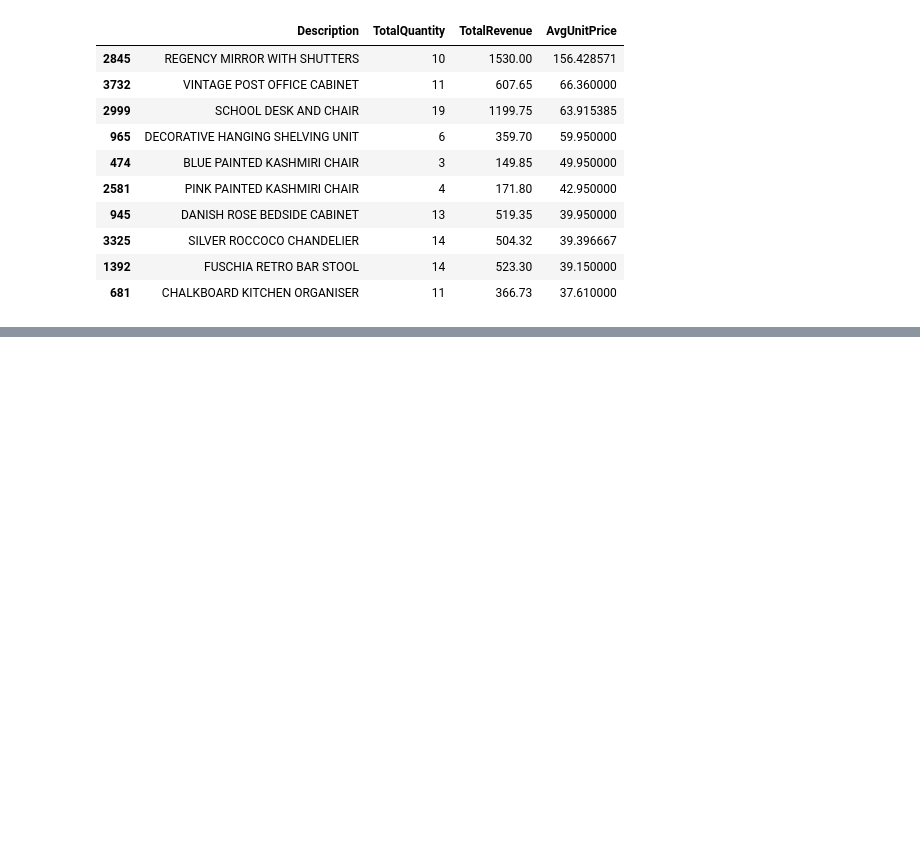
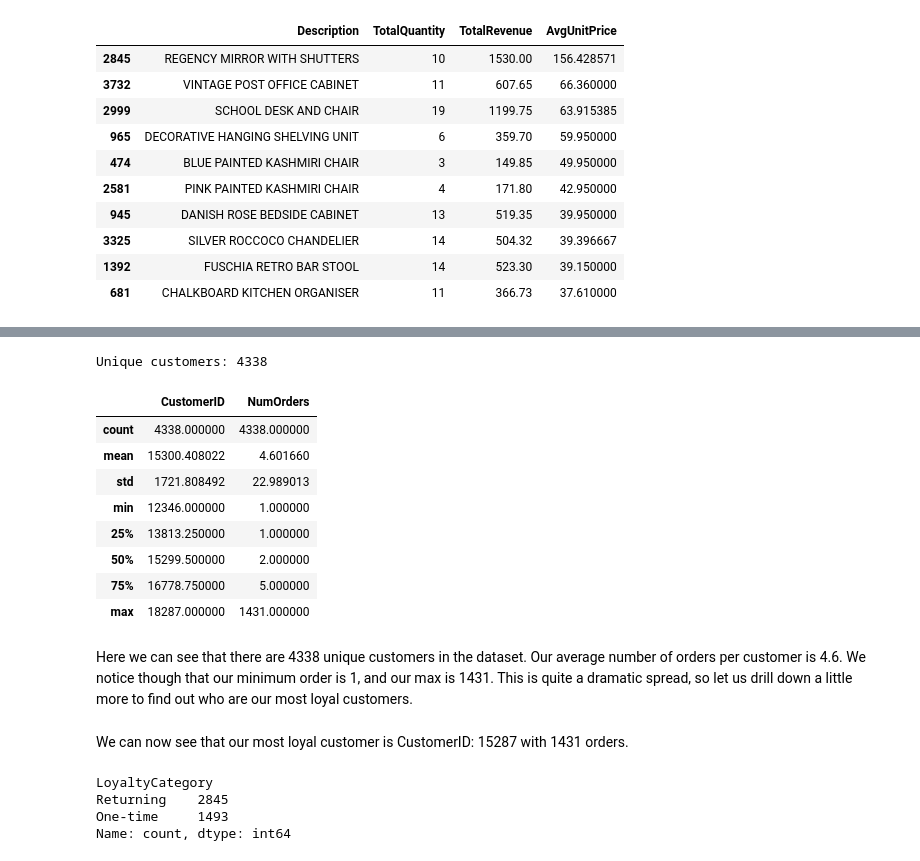
Before and after one commit to Ray99-cpu/Online_Business_Analysis, a Jupyter notebook: jupyter_notebooks/exploratory_data_analysis.ipynb, the cells around one changed output, grey strips where cells are left out. Drawn from its saved outputs; the diff is of its cells as text; code cells hidden in the pictures; blank space fills up the shorter version.

Commit message:
Add Customer Loyalty and Frequency analysis.

```diff
--- a/jupyter_notebooks/exploratory_data_analysis.ipynb
+++ b/jupyter_notebooks/exploratory_data_analysis.ipynb
@@ -308,0 +330,25 @@ low_volume_high_price.head(10)
+# %%
+# Count unique customers
+unique_customers = df['CustomerID'].nunique()
+print(f"Unique customers: {unique_customers}")
+# %% [output]
+Unique customers: 4338
+# %%
+# Orders per customer (frequency of purchases)
+customer_orders = df.groupby('CustomerID')['InvoiceNo'].nunique().reset_index(name='NumOrders')
+
+# Summary stats
+customer_orders.describe()
+# %% [output]
+|  | CustomerID | NumOrders |
+| count | 4338.000000 | 4338.000000 |
+| mean | 15300.408022 | 4.601660 |
+| std | 1721.808492 | 22.989013 |
+| min | 12346.000000 | 1.000000 |
+| 25% | 13813.250000 | 1.000000 |
+| 50% | 15299.500000 | 2.000000 |
+| 75% | 16778.750000 | 5.000000 |
+| max | 18287.000000 | 1431.000000 |
+# %% [markdown]
+Here we can see that there are 4338 unique customers in the dataset. Our average number of orders per customer is 4.6.
+We notice though that our minimum order is 1, and our max is 1431. This is quite a dramatic spread, so let us drill down a little more to find out who are our most loyal customers.
@@ -308,0 +362,14 @@ low_volume_high_price.head(10)
+# %% [markdown]
+We can now see that our most loyal customer is CustomerID: 15287 with 1431 orders.
+# %%
+# Add a loyalty category
+customer_orders['LoyaltyCategory'] = customer_orders['NumOrders'].apply(
+    lambda x: 'One-time' if x == 1 else 'Returning'
+)
+
+customer_orders['LoyaltyCategory'].value_counts()
+# %% [output]
+LoyaltyCategory
+Returning    2845
+One-time     1493
+Name: count, dtype: int64
```
Also changed, not shown: parts of 6 cells of this notebook.
